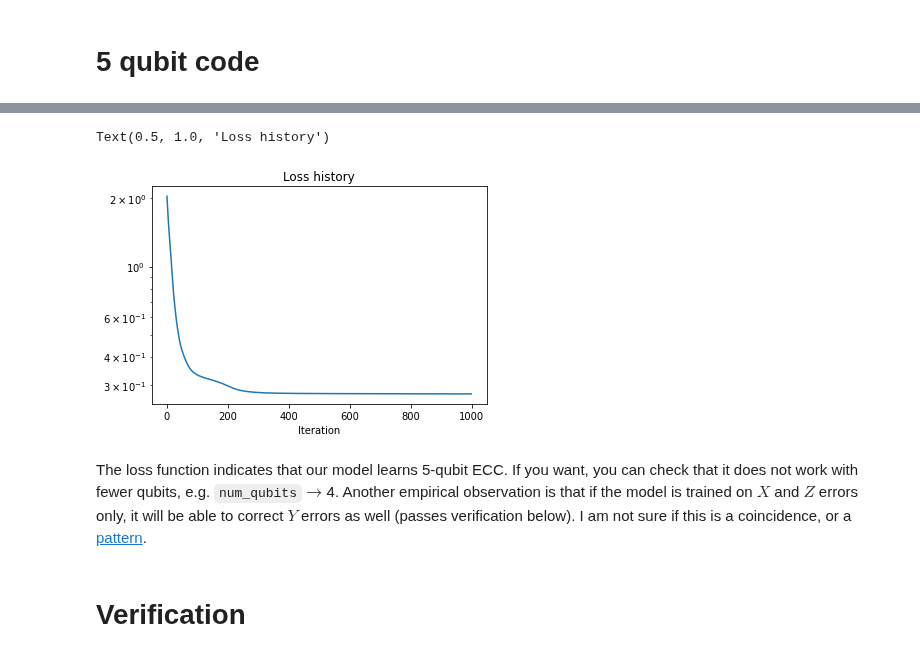
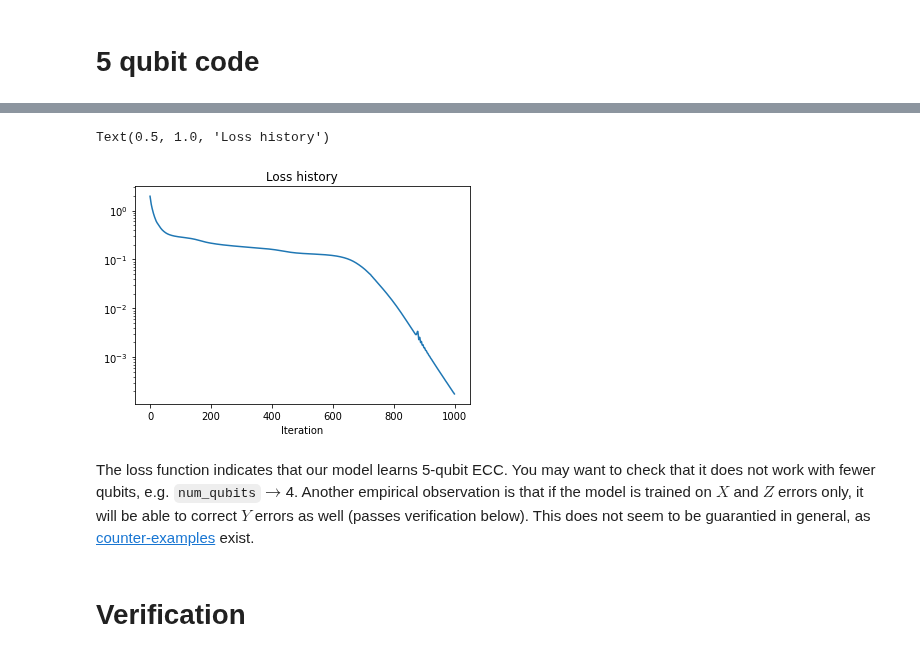
Before and after one commit to idnm/blog0, a Jupyter notebook: _notebooks/2022-06-12-Machine learning error correction codes.ipynb, the cells around one changed output, grey strips where cells are left out. Cells and saved outputs as stored; diff of their text form; code cells hidden in the pictures.

```diff
--- a/_notebooks/2022-06-12-Machine learning error correction codes.ipynb
+++ b/_notebooks/2022-06-12-Machine learning error correction codes.ipynb
@@ -263,7 +266,7 @@ The smaller amount of physical qubits that can correct against arbitrary single-
 # %%
 %%time
 
-num_qubits = 4
+num_qubits = 5
 error_layer = ErrorLayer(num_qubits, errors=[x_mat, y_mat, z_mat])
 
 model = ECCmodel(num_qubits, error_layer)
@@ -278,7 +281,7 @@ Wall time: 28.8 s
 Text(0.5, 1.0, 'Loss history')
-[figure, old version]
+[figure, new version]
 # %% [markdown]
-The loss function indicates that our model learns 5-qubit ECC. If you want, you can check that it does not work with fewer qubits, e.g. `num_qubits`$\to$4. Another empirical observation is that if the model is trained on $X$ and $Z$ errors only, it will be able to correct $Y$ errors as well (passes verification below). I am not sure if this is a coincidence, or a [pattern](https://quantumcomputing.stackexchange.com/questions/26846/if-a-quantum-error-correcting-code-corrects-both-x-and-z-errors-will-it-be).
+The loss function indicates that our model learns 5-qubit ECC. You may want to check that it does not work with fewer qubits, e.g. `num_qubits`$\to$4. Another empirical observation is that if the model is trained on $X$ and $Z$ errors only, it will be able to correct $Y$ errors as well (passes verification below). This does not seem to be guarantied in general, as [counter-examples](https://quantumcomputing.stackexchange.com/questions/26846/if-a-quantum-error-correcting-code-corrects-both-x-and-z-errors-will-it-be) exist.
 # %% [markdown]
 # Verification
 # %% [markdown]
```
Also changed, not shown: parts of 8 cells of this notebook.
